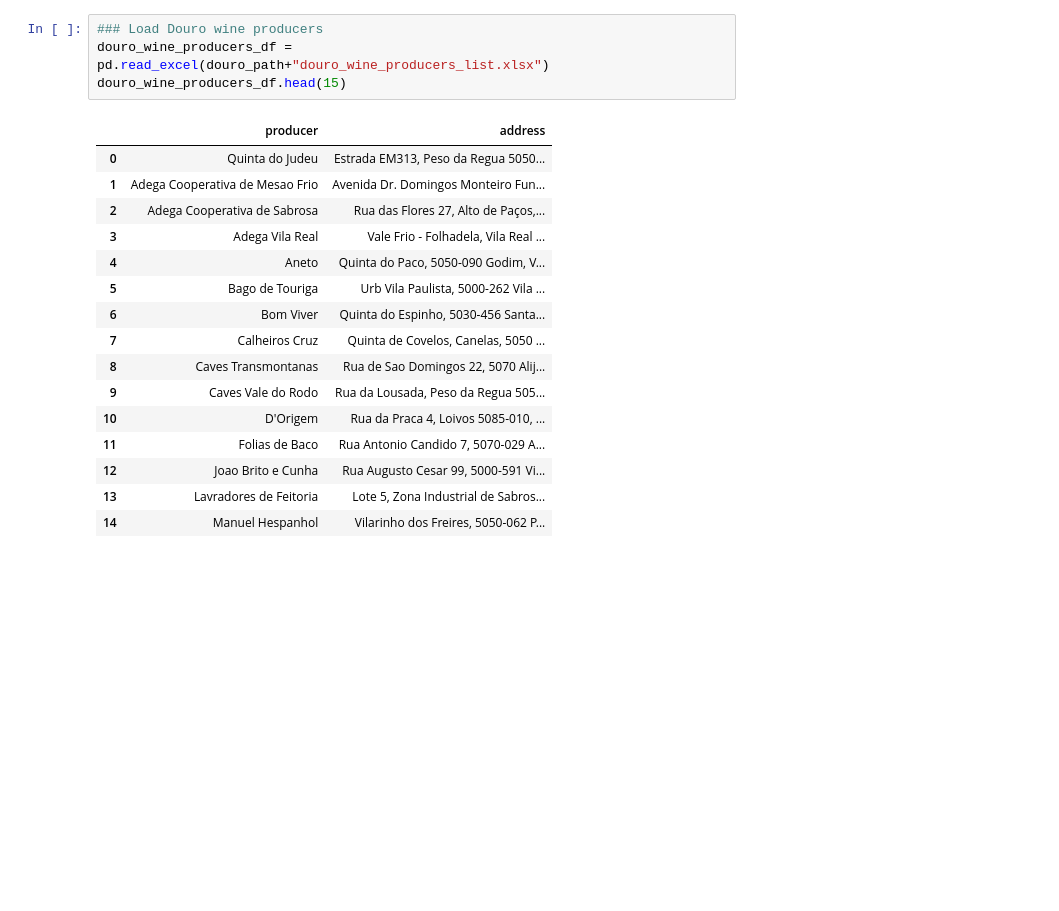
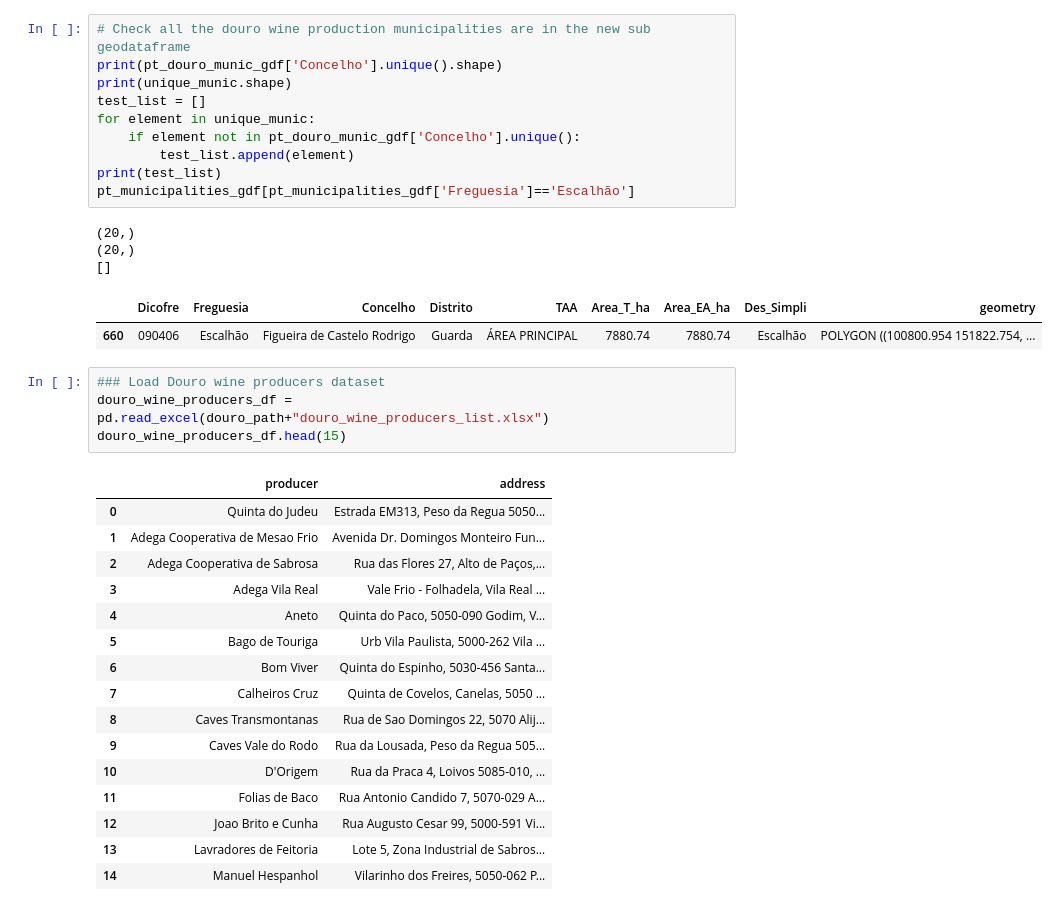
Before and after one commit to Poseidone1/wine_project, a Jupyter notebook: Wine_Analysis.ipynb, the cells around one changed output. Saved outputs shown, nothing was run; the diff lists cells and outputs as text; blank space fills up the shorter version.

```diff
--- a/Wine_Analysis.ipynb
+++ b/Wine_Analysis.ipynb
@@ -81,5 +79,21 @@ pt_douro_munic_gdf = pt_municipalities_gdf['Concelho'].apply(lambda muni: muni i
+# %%
+# Check all the douro wine production municipalities are in the new sub geodataframe
+print(pt_douro_munic_gdf['Concelho'].unique().shape)
+print(unique_munic.shape)
+test_list = []
+for element in unique_munic:
+    if element not in pt_douro_munic_gdf['Concelho'].unique():
+        test_list.append(element)
+print(test_list)
+pt_municipalities_gdf[pt_municipalities_gdf['Freguesia']=='Escalhão']
+# %% [output]
+(20,)
+(20,)
+[]
+|  | Dicofre | Freguesia | Concelho | Distrito | TAA | Area_T_ha | Area_EA_ha | Des_Simpli | geometry |
+| 660 | 090406 | Escalhão | Figueira de Castelo Rodrigo | Guarda | ÁREA PRINCIPAL | 7880.74 | 7880.74 | Escalhão | POLYGON ((100800.954 151822.754, ... |
 # %%
-### Load Douro wine producers
+### Load Douro wine producers dataset
 douro_wine_producers_df = pd.read_excel(douro_path+"douro_wine_producers_list.xlsx")
 douro_wine_producers_df.head(15)
 # %% [output]
```
Also changed, not shown: parts of 29 cells of this notebook, 2 other files.
